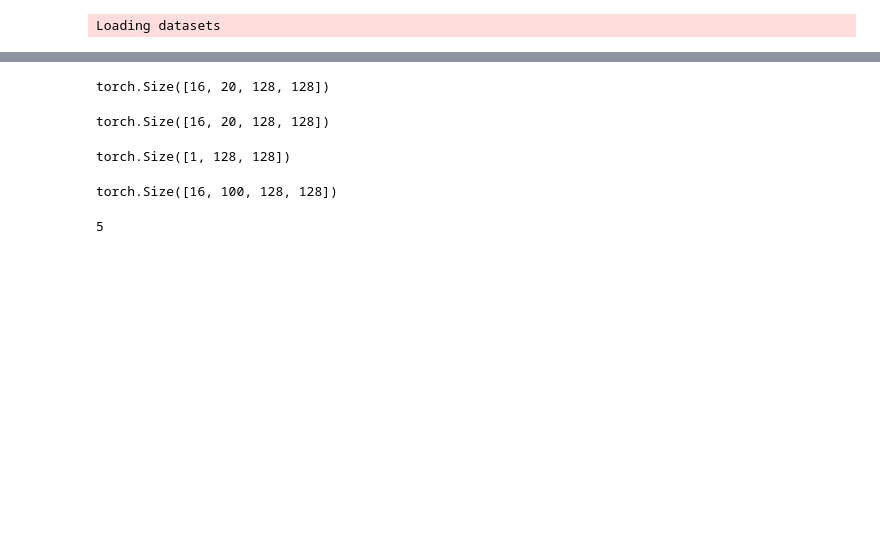
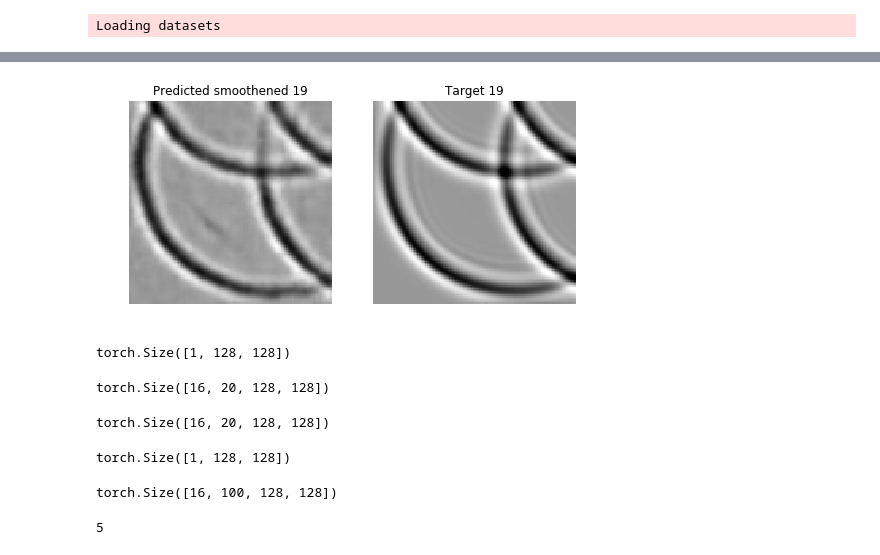
Before and after one commit to stathius/wave_propagation, a Jupyter notebook: Dissecting the code.ipynb, the cells around one changed output, grey strips where cells are left out. Saved outputs shown, nothing was run; the diff lists cells and outputs as text; code cells hidden in the pictures; blank space fills up the shorter version.

```diff
--- a/Dissecting the code.ipynb
+++ b/Dissecting the code.ipynb
@@ -185,3 +229,11 @@ consequent_propagation n=19
+# %%
+plot_predictions(output_frame, target_frame, channels)
+# %% [output]
+[figure, added]
+# %%
+output_frame[0,0:1,:,:].size()
+# %% [output]
+torch.Size([1, 128, 128])
 # %%
 output_frame.size()
 # %% [output]
```
Also changed, not shown: parts of 23 cells of this notebook, 6 other files.
